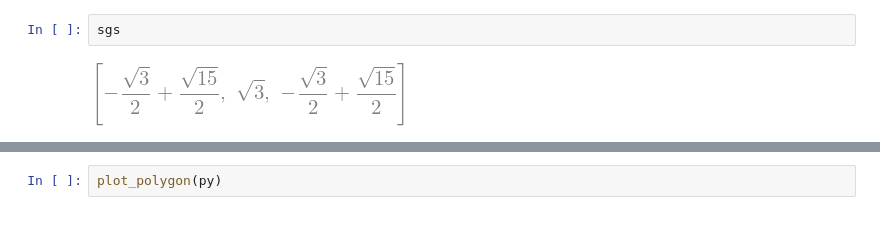
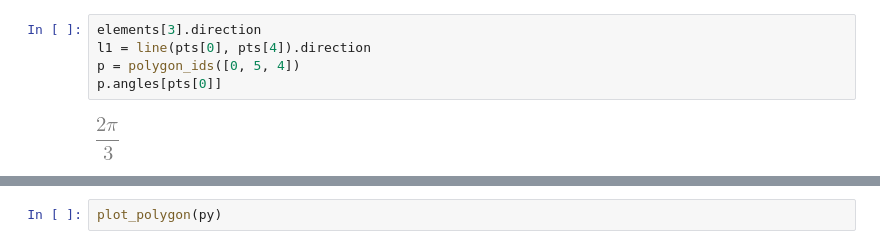
Before and after one commit to geometor/explorer-notebooks, a Jupyter notebook: wedges.ipynb, the cells around one changed output, grey strips where cells are left out. Drawn from its saved outputs; the diff is of its cells as text.

```diff
--- a/wedges.ipynb
+++ b/wedges.ipynb
@@ -74,7 +52,10 @@ p = plot_wedge(pts[7], pts[4], pts[5])
 # %%
-sgs
+elements[3].direction
+l1 = line(pts[0], pts[4]).direction
+p = polygon_ids([0, 5, 4])
+p.angles[pts[0]]
 # %% [output]
-[figure, old version]
+[figure, new version]
 # %%
 ratios = []
 ratios.append((sgs[0] / sgs[1]).simplify())
```
Also changed, not shown: parts of 14 cells of this notebook, 15 other files.
